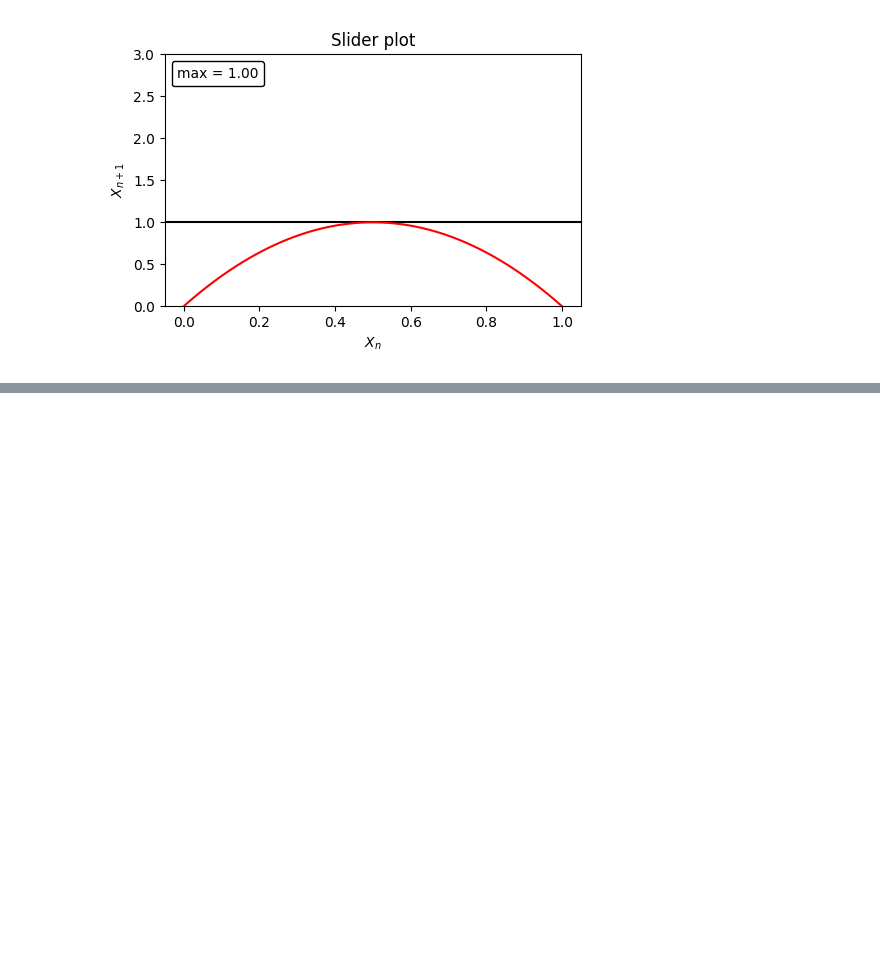
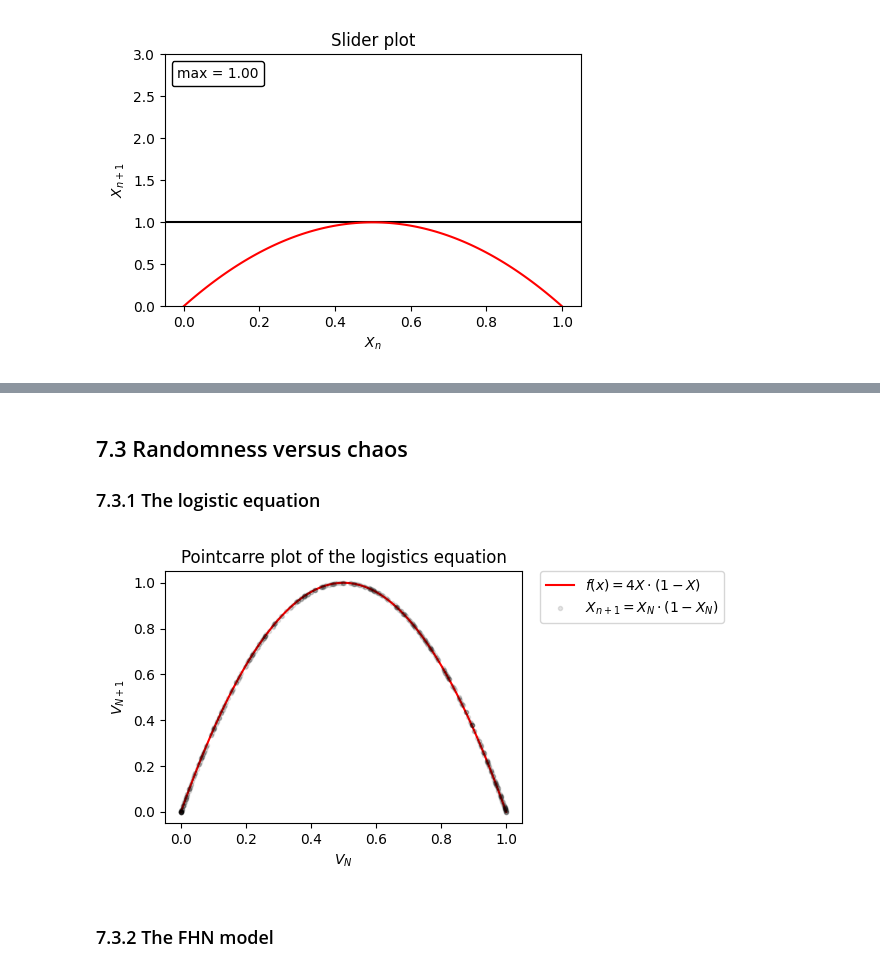
Before and after one commit to viktor40/Introductory-Biophysics, a Jupyter notebook: Exercises set 7.ipynb, the cells around one changed output, grey strips where cells are left out. Cells and saved outputs as stored; diff of their text form; code cells hidden in the pictures; blank space fills up the shorter version.

```diff
--- a/Exercises set 7.ipynb
+++ b/Exercises set 7.ipynb
@@ -365,0 +380,32 @@ f8.tight_layout()
+# %% [markdown]
+<h2> 7.3 Randomness versus chaos </h2>
+<h3> 7.3.1 The logistic equation </h3>
+# %%
+def f1(X):
+    return np.array([4*X*(1-X)])
+
+
+def make_poincarre(ax, array, title):
+    pointcarre, = ax.plot(array[:-1], array[1:],
+                          marker='.', linestyle='None', color='black', alpha=.1,
+                          label='$X_{n+1} = X_N \cdot (1 - X_N)$')
+    ax.set_title(title)
+    ax.set_xlabel('$V_N$')
+    ax.set_ylabel('$V_{N+1}$')
+    return pointcarre
+# %%
+x_, = time_series([0.4], eq, 400, r=4)
+
+X1 = np.linspace(0, 1, 400)
+f1_X = f1(X1)[0]
+
+f9, axes9 = plt.subplots(nrows=1, ncols=1, figsize=(6.5, 3.5))
+axes9.plot(X1, f1_X, color='red', zorder=1, label=f'$f(x) = 4X \cdot (1-X)$')
+make_poincarre(axes9, x_, 'Pointcarre plot of the logistics equation')
+axes9.legend(bbox_to_anchor=(1.05, 1), loc="upper left", borderaxespad=0.)
+f9.tight_layout()
+plt.show()
+# %% [output]
+[figure, added]
+# %% [markdown]
+<h3> 7.3.2 The FHN model </h3>
```
Also changed, not shown: parts of 22 cells of this notebook.
